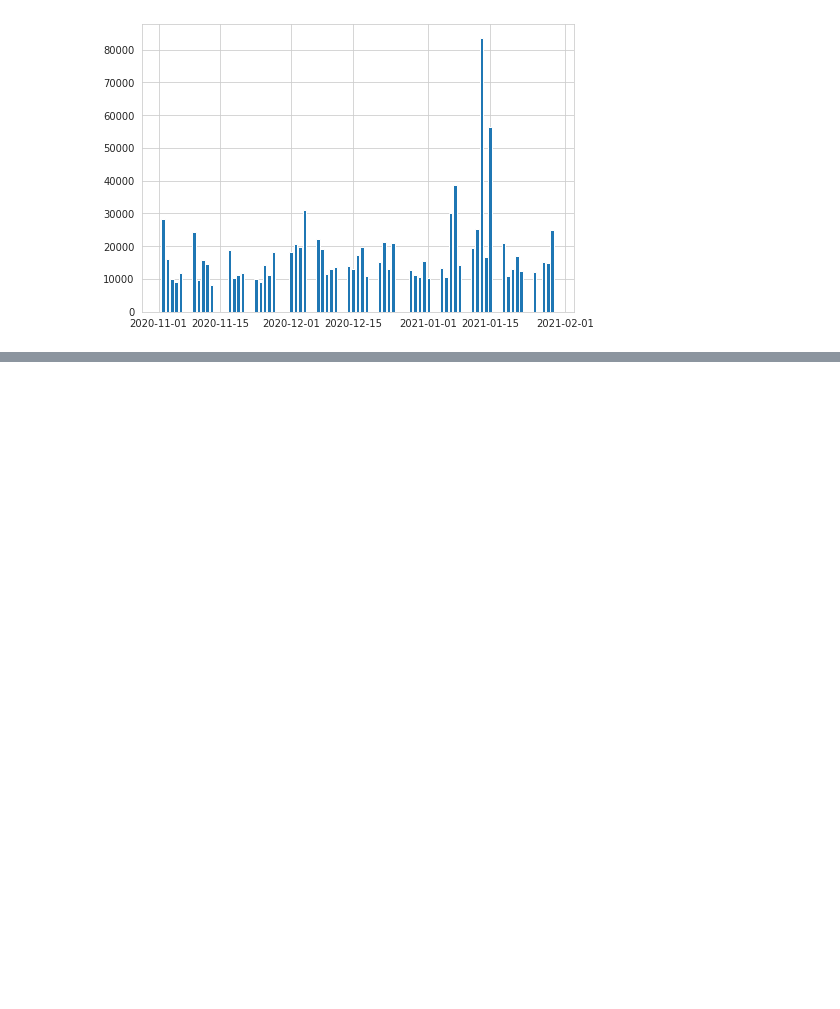
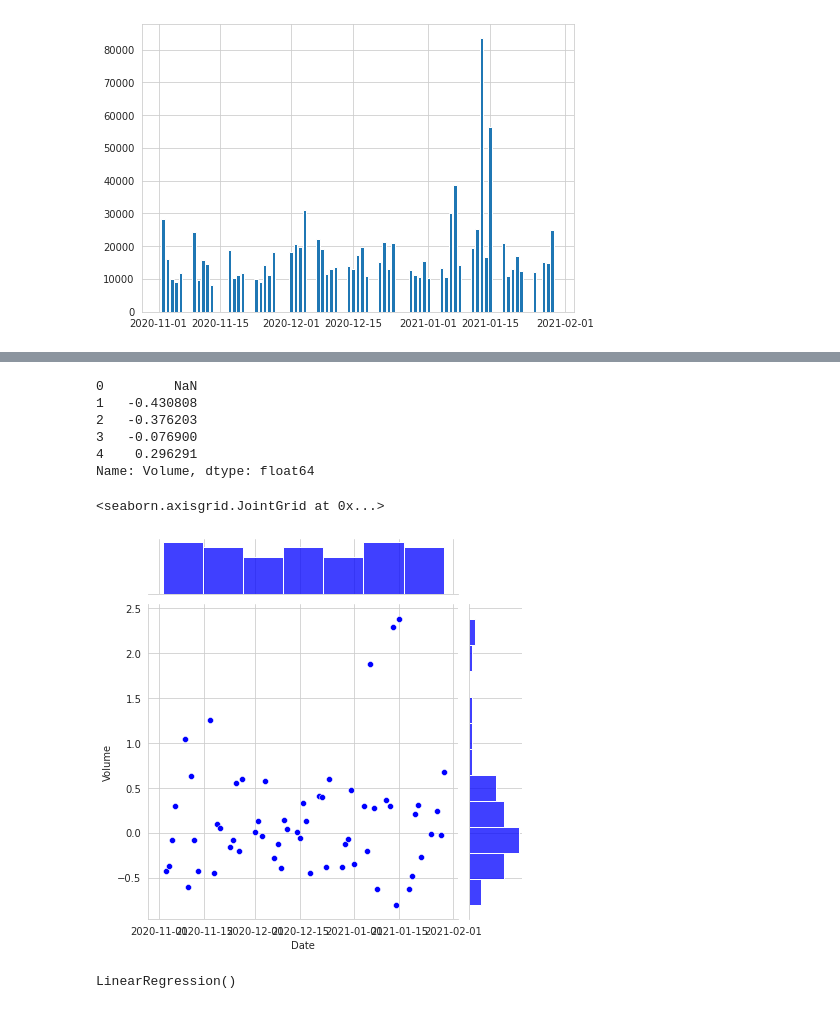
Before and after one commit to Aum020/Stock-Market-Analysis, a Jupyter notebook: Airtel.ipynb, the cells around one changed output, grey strips where cells are left out. Cells and saved outputs as stored; diff of their text form; code cells hidden in the pictures; blank space fills up the shorter version.

```diff
--- a/Airtel.ipynb
+++ b/Airtel.ipynb
@@ -79,3 +80,6 @@ ax.bar(df.Date,df['Vol.'])
 plt.show()
 # %% [output]
 [figure]
+# %%
+closingprice_df = df2['Volume']
+closingprice_df.head(10)
@@ -81,0 +98,15 @@ plt.show()
+# %%
+tech_returns = closingprice_df.pct_change()
+tech_returns.head()
+# %% [output]
+0         NaN
+1   -0.430808
+2   -0.376203
+3   -0.076900
+4    0.296291
+Name: Volume, dtype: float64
+# %%
+sns.jointplot(x = df['Date'],y = tech_returns,kind='scatter',color='blue')
+# %% [output]
+<seaborn.axisgrid.JointGrid at 0x...>
+[figure, added]
@@ -81,0 +143,6 @@ plt.show()
+# %%
+#Creating a linear model
+lm=LinearRegression()
+lm.fit(X_train,Y_train)
+# %% [output]
+LinearRegression()
```
Also changed, not shown: parts of 22 cells of this notebook.
